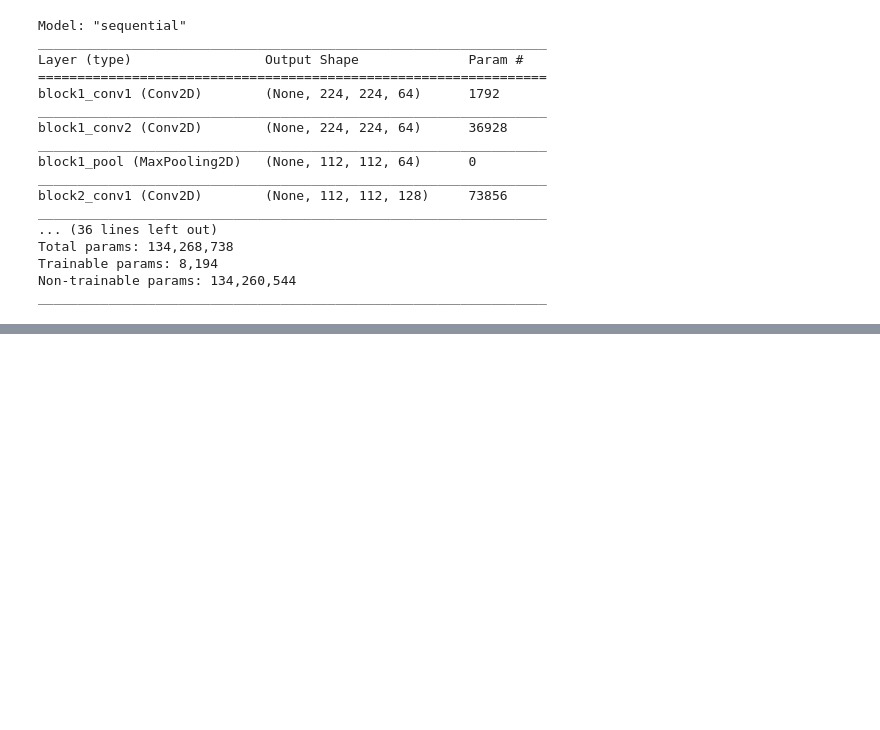
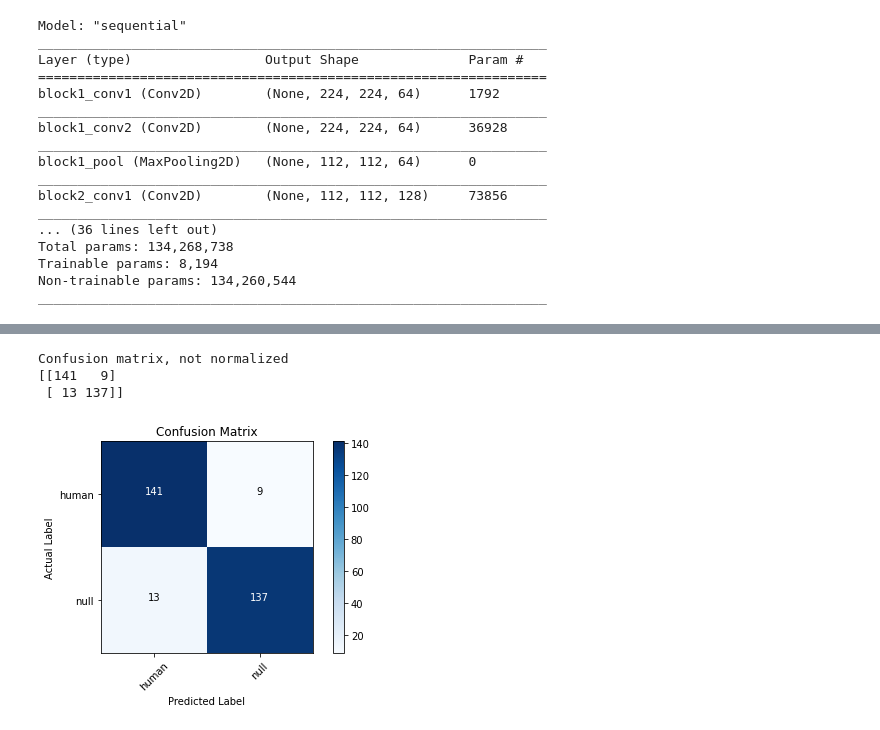
Before and after one commit to asifhaider995/dnn-object-detection, a Jupyter notebook: VGG16 ~ Tuning.ipynb, the cells around one changed output, grey strips where cells are left out. Saved outputs shown, nothing was run; the diff lists cells and outputs as text; code cells hidden in the pictures; blank space fills up the shorter version.

Commit message:
predictions

```diff
--- a/VGG16 ~ Tuning.ipynb
+++ b/VGG16 ~ Tuning.ipynb
@@ -213,0 +266,4 @@ KeyboardInterrupt:
+# %%
+# Predictions
+predictions = model.predict(x=test_batches, verbose=1)
+np.round(predictions)
@@ -213,0 +289,42 @@ KeyboardInterrupt:
+# %%
+# Confusion matrix
+
+conf_mat = confusion_matrix(y_true=test_batches.classes, y_pred=np.argmax(predictions, axis=-1))
+
+def plot_conf_matrix(cm, classes, normalize=False, title='Confusion Matrix', cmap=plt.cm.Blues):
+    """
+    This function prints and plots the confusion matrix. Normalization can be applied by seting it to True
+    """
+    plt.imshow(cm, interpolation='nearest', cmap=cmap)
+    plt.title(title)
+    plt.colorbar()
+    tick_marks = np.arange(len(classes))
+    plt.xticks(tick_marks, classes, rotation=45)
+    plt.yticks(tick_marks, classes)
+
+    if normalize:
+        cm = cm.astype('float') / cm.sum(axis=1)[:, np.newaxis]
+        print("Normalized confusion matrix")
+    else:
+        print("Confusion matrix, not normalized")
+    print(cm)
+
+    thresh = cm.max() / 2
+    for i, j in itertools.product(range(cm.shape[0]), range(cm.shape[1])):
+        plt.text(
+            j, i,
+            cm[i,j],
+            horizontalalignment='center',
+            color = 'white' if cm[i,j] > thresh else 'black'
+        )
+    plt.tight_layout()
+    plt.ylabel('Actual Label')
+    plt.xlabel('Predicted Label')
+
+cm_plot_labels = ['human', 'null']
+plot_conf_matrix(conf_mat, classes=cm_plot_labels, title='Confusion Matrix')
+# %% [output]
+Confusion matrix, not normalized
+[[141   9]
+ [ 13 137]]
+[figure, added]
```
Also changed, not shown: parts of 4 cells of this notebook.
